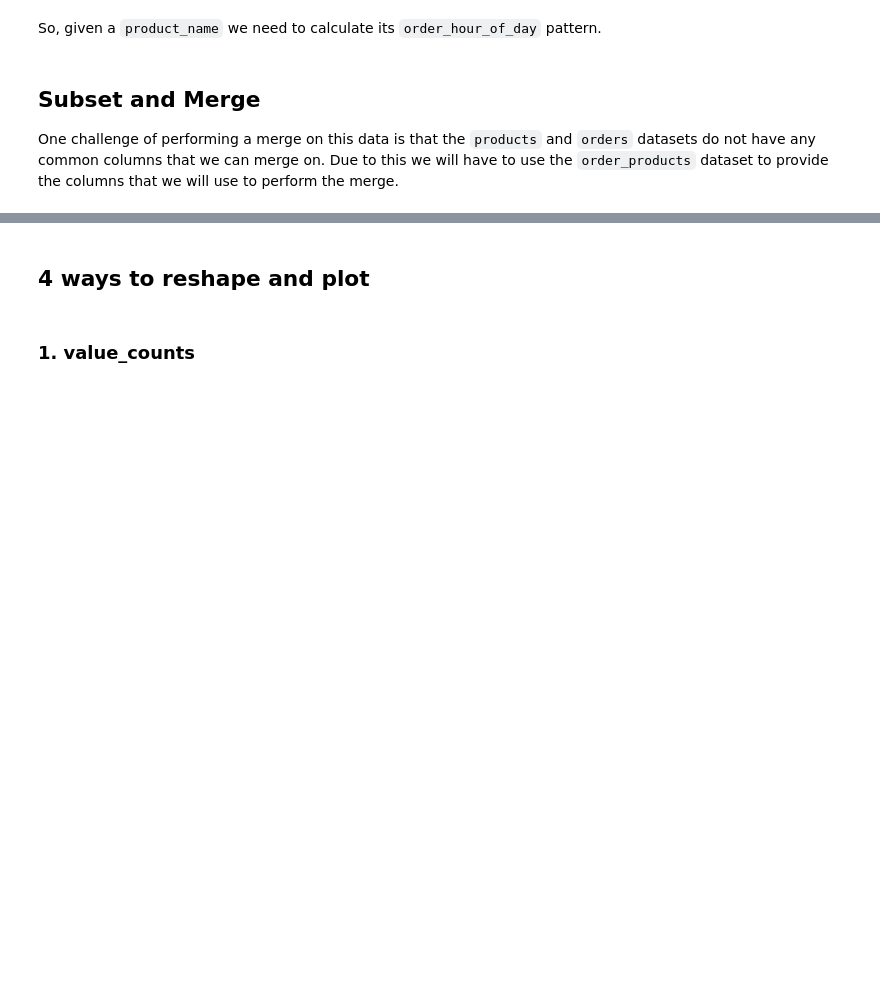
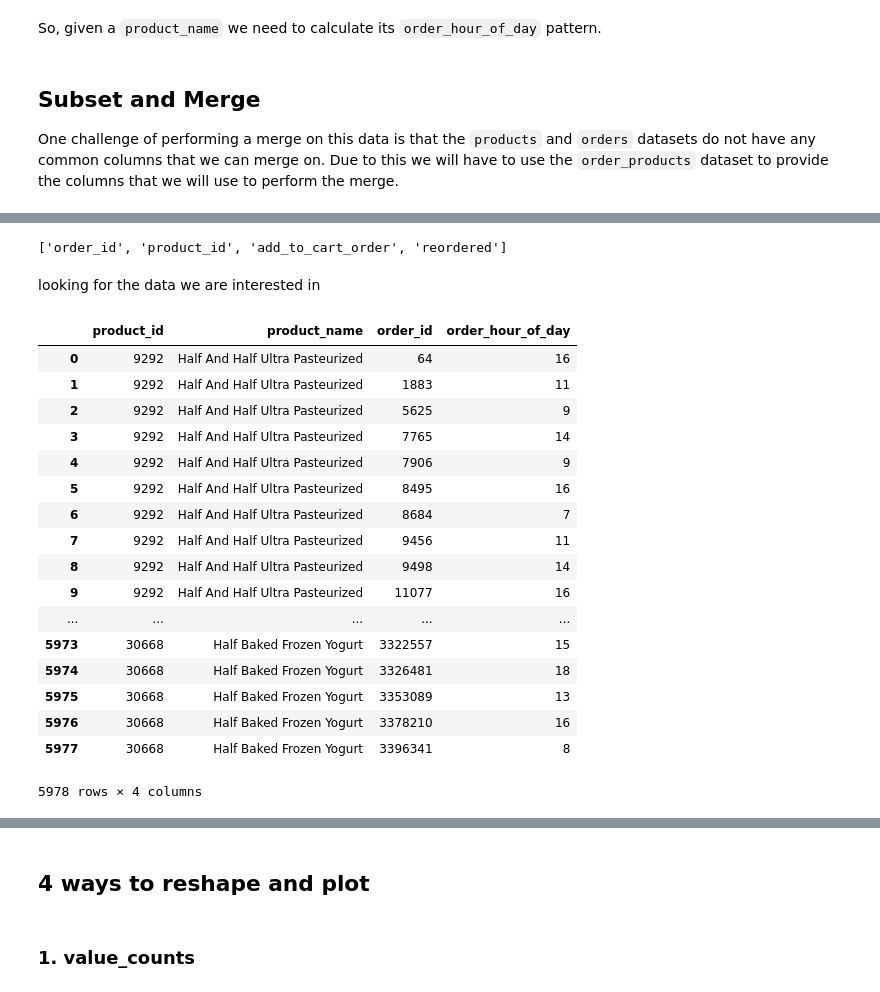
Before and after one commit to Bhavani-Rajan/DS-Unit-1-Sprint-2-Data-Wrangling-and-Storytelling, a Jupyter notebook: module1-join-and-reshape-data/LS_DS_121_Join_and_Reshape_Data.ipynb, the cells around one changed output, grey strips where cells are left out. Saved outputs shown, nothing was run; the diff lists cells and outputs as text; code cells hidden in the pictures; blank space fills up the shorter version.

```diff
--- a/module1-join-and-reshape-data/LS_DS_121_Join_and_Reshape_Data.ipynb
+++ b/module1-join-and-reshape-data/LS_DS_121_Join_and_Reshape_Data.ipynb
@@ -737,0 +753,6 @@ One challenge of performing a merge on this data is that the `products` and `ord
+# %%
+order_products.columns.tolist()
+# %% [output]
+['order_id', 'product_id', 'add_to_cart_order', 'reordered']
+# %% [markdown]
+looking for the data we are interested in
@@ -737,0 +768,21 @@ One challenge of performing a merge on this data is that the `products` and `ord
+# %%
+merged
+# %% [output]
+|  | product_id | product_name | order_id | order_hour_of_day |
+| 0 | 9292 | Half And Half Ultra Pasteurized | 64 | 16 |
+| 1 | 9292 | Half And Half Ultra Pasteurized | 1883 | 11 |
+| 2 | 9292 | Half And Half Ultra Pasteurized | 5625 | 9 |
+| 3 | 9292 | Half And Half Ultra Pasteurized | 7765 | 14 |
+| 4 | 9292 | Half And Half Ultra Pasteurized | 7906 | 9 |
+| 5 | 9292 | Half And Half Ultra Pasteurized | 8495 | 16 |
+| 6 | 9292 | Half And Half Ultra Pasteurized | 8684 | 7 |
+| 7 | 9292 | Half And Half Ultra Pasteurized | 9456 | 11 |
+| 8 | 9292 | Half And Half Ultra Pasteurized | 9498 | 14 |
+| 9 | 9292 | Half And Half Ultra Pasteurized | 11077 | 16 |
+| ... | ... | ... | ... | ... |
+| 5973 | 30668 | Half Baked Frozen Yogurt | 3322557 | 15 |
+| 5974 | 30668 | Half Baked Frozen Yogurt | 3326481 | 18 |
+| 5975 | 30668 | Half Baked Frozen Yogurt | 3353089 | 13 |
+| 5976 | 30668 | Half Baked Frozen Yogurt | 3378210 | 16 |
+| 5977 | 30668 | Half Baked Frozen Yogurt | 3396341 | 8 |
+5978 rows × 4 columns
```
Also changed, not shown: parts of 19 cells of this notebook.
